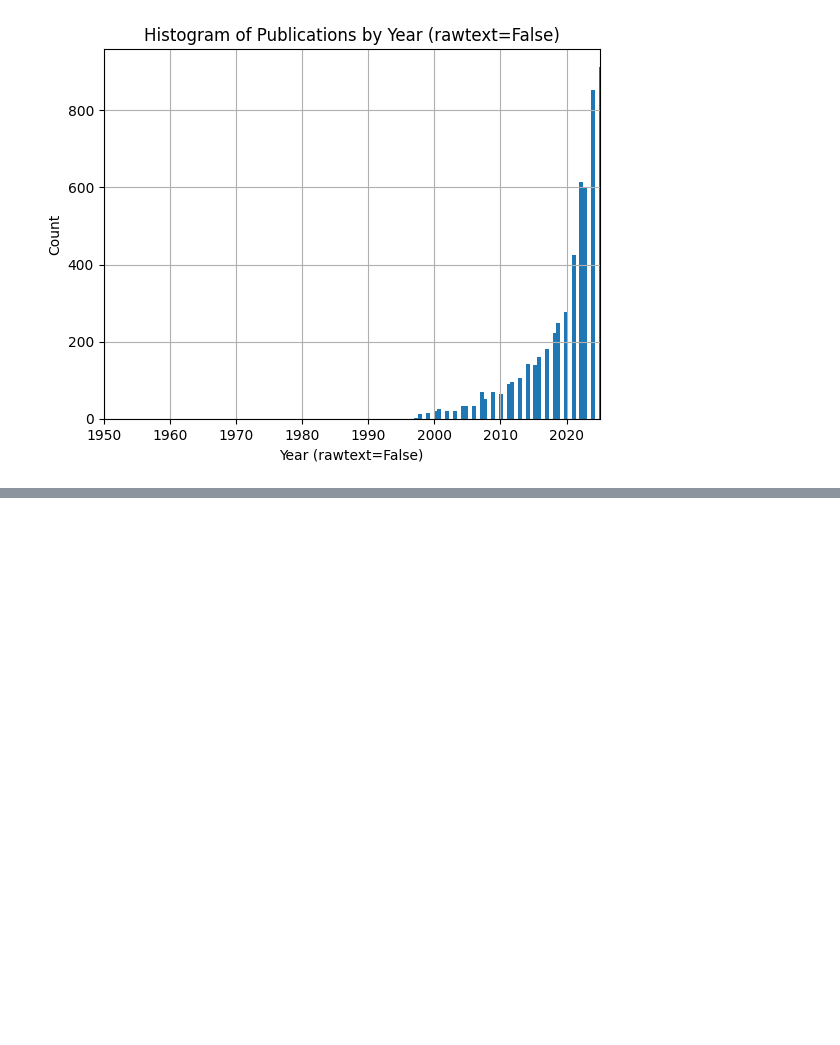
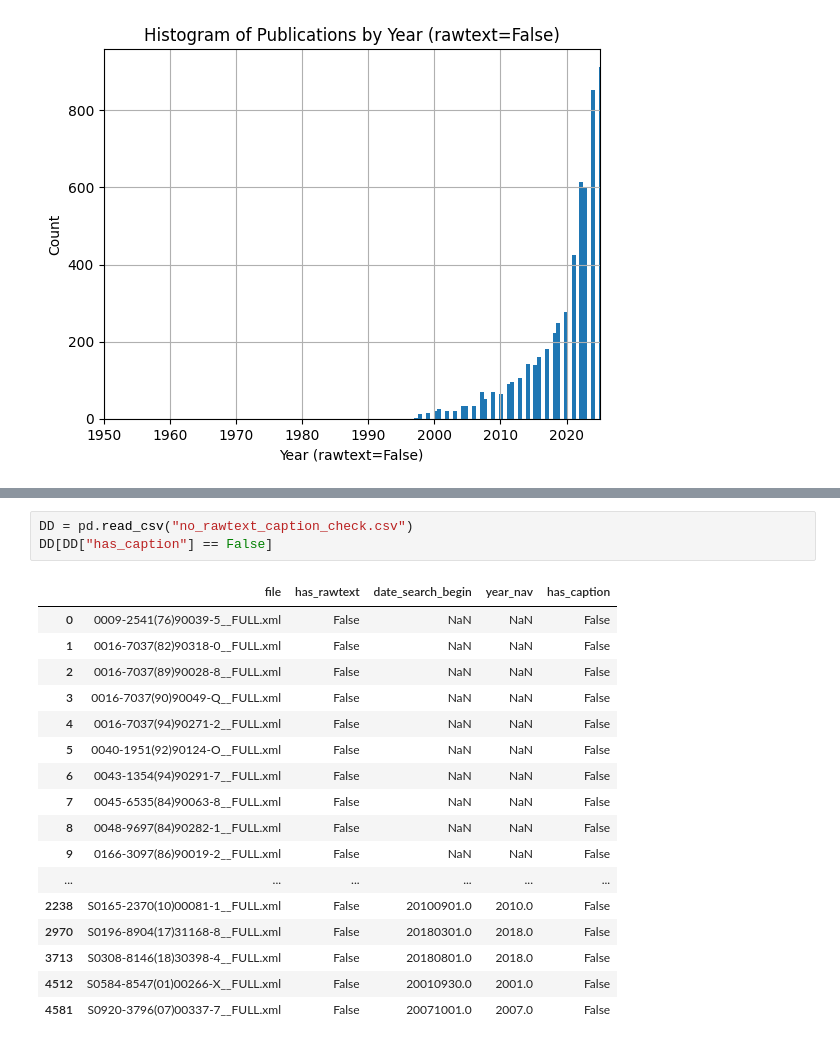
Before and after one commit to dydtkddl/20251202_pyrolysis_data, a Jupyter notebook: try04_20251204/analysis.ipynb, the cells around one changed output, grey strips where cells are left out. Cells and saved outputs as stored; diff of their text form; blank space fills up the shorter version.

```diff
--- a/try04_20251204/analysis.ipynb
+++ b/try04_20251204/analysis.ipynb
@@ -557,3 +557,24 @@ if __name__ == "__main__":
 caption 있는 문서: 5695
 caption 없는 문서: 30
 비율: 99.48%
+# %%
+DD = pd.read_csv("no_rawtext_caption_check.csv")
+DD[DD["has_caption"] == False]
+# %% [output]
+|  | file | has_rawtext | date_search_begin | year_nav | has_caption |
+| 0 | 0009-2541(76)90039-5__FULL.xml | False | NaN | NaN | False |
+| 1 | 0016-7037(82)90318-0__FULL.xml | False | NaN | NaN | False |
+| 2 | 0016-7037(89)90028-8__FULL.xml | False | NaN | NaN | False |
+| 3 | 0016-7037(90)90049-Q__FULL.xml | False | NaN | NaN | False |
+| 4 | 0016-7037(94)90271-2__FULL.xml | False | NaN | NaN | False |
+| 5 | 0040-1951(92)90124-O__FULL.xml | False | NaN | NaN | False |
+| 6 | 0043-1354(94)90291-7__FULL.xml | False | NaN | NaN | False |
+| 7 | 0045-6535(84)90063-8__FULL.xml | False | NaN | NaN | False |
+| 8 | 0048-9697(84)90282-1__FULL.xml | False | NaN | NaN | False |
+| 9 | 0166-3097(86)90019-2__FULL.xml | False | NaN | NaN | False |
+| ... | ... | ... | ... | ... | ... |
+| 2238 | S0165-2370(10)00081-1__FULL.xml | False | 20100901.0 | 2010.0 | False |
+| 2970 | S0196-8904(17)31168-8__FULL.xml | False | 20180301.0 | 2018.0 | False |
+| 3713 | S0308-8146(18)30398-4__FULL.xml | False | 20180801.0 | 2018.0 | False |
+| 4512 | S0584-8547(01)00266-X__FULL.xml | False | 20010930.0 | 2001.0 | False |
+| 4581 | S0920-3796(07)00337-7__FULL.xml | False | 20071001.0 | 2007.0 | False |
```
Also changed, not shown: parts of 8 cells of this notebook, 4 other files.
